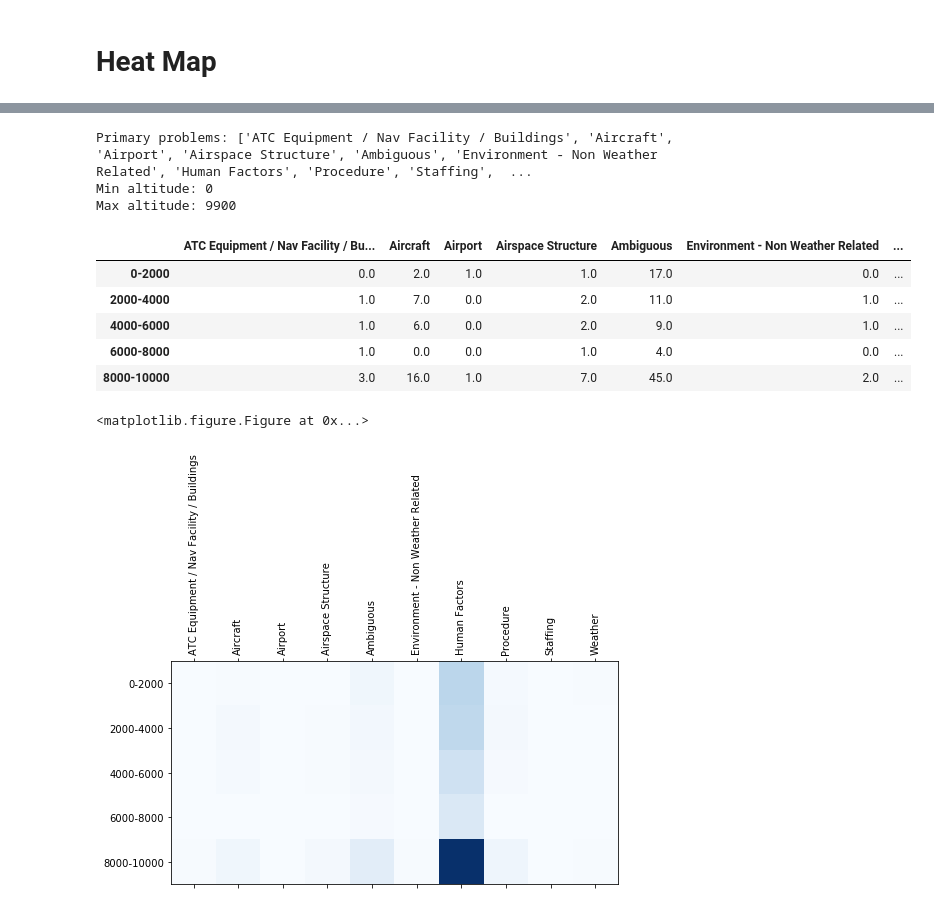
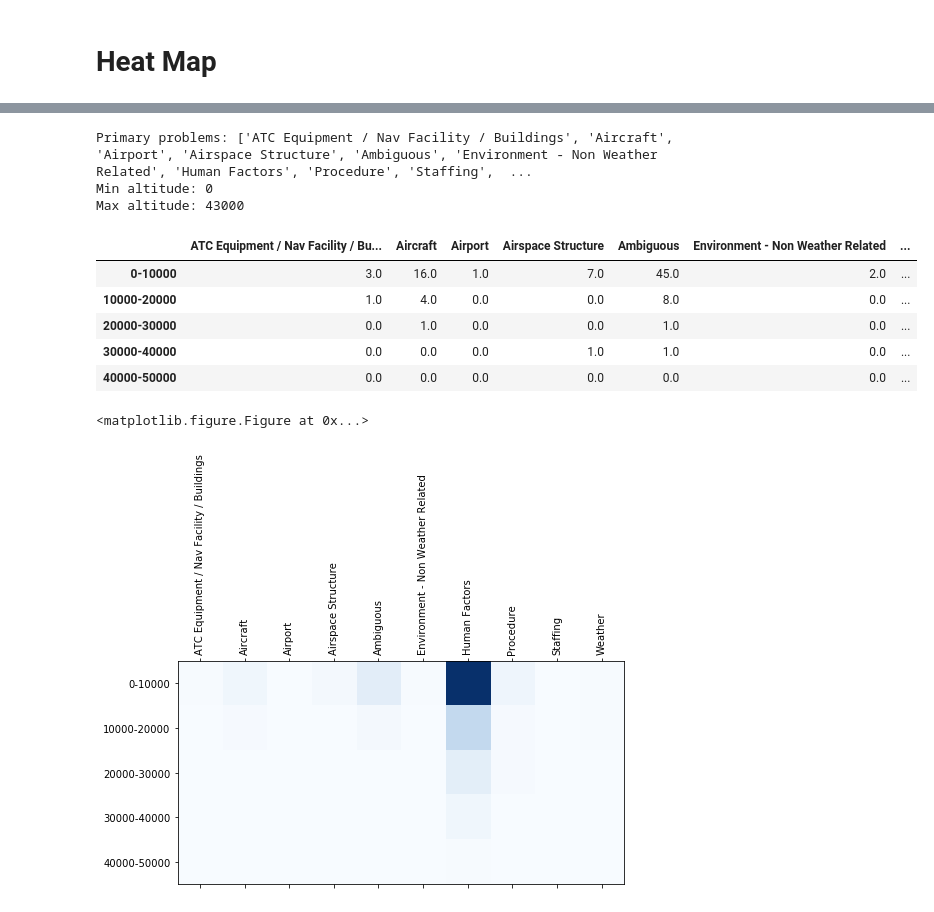
Before and after one commit to lingyigu/acas, a Jupyter notebook: src/04-Heat-Map.ipynb, the cells around one changed output, grey strips where cells are left out. Drawn from its saved outputs; the diff is of its cells as text; code cells hidden in the pictures.

```diff
--- a/src/04-Heat-Map.ipynb
+++ b/src/04-Heat-Map.ipynb
@@ -20,7 +19,4 @@ def lookup(word):
 # %%
 # Read original report data
 data = pd.read_csv("02-ASRS_DBOnline.csv",index_col=0).reset_index()
-data.columns = data.iloc[0].tolist()
 data = data[1:].reset_index(drop=True)
-data.to_csv('04-ASRS-clean.csv')
-data.head()
@@ -46,33 +23,40 @@ df.head()
+# %%
+df = data[['Place.5', 'Assessments.1']]
+df.columns = ['Altitude', 'Primary Problem']
+df.to_csv('04-ASRS-altitude-primary-problems.csv')
+df.head()
+df = df.dropna()
+df['Altitude'] = df['Altitude'].astype(int)
 # %%
 primary_problems = df.groupby('Primary Problem').size().index.tolist()
-altitudes = df.groupby('Altitude.MSL.Single Value').size().index
+altitudes = df.groupby('Altitude').size().index
 print('Primary problems: {}'.format(primary_problems))
 print('Min altitude: {}'.format(min(altitudes)))
 print('Max altitude: {}'.format(max(altitudes)))
 # %% [output]
 Primary problems: ['ATC Equipment / Nav Facility / Buildings', 'Aircraft', 'Airport', 'Airspace Structure', 'Ambiguous', 'Environment - Non Weather Related', 'Human Factors', 'Procedure', 'Staffing',  ...
 Min altitude: 0
-Max altitude: 9900
+Max altitude: 43000
 # %%
-altitude_ranges = [range(2000), range(2000,4000), range(4000,6000), range(6000,8000), range(10000)]
+altitude_ranges = [range(10000), range(10000, 20000), range(20000, 30000), range(30000, 40000), range(40000, 50000)]
 df_count = pd.DataFrame(np.zeros((len(altitude_ranges), len(primary_problems))))
 df_count.columns = primary_problems
-df_count.index = ['0-2000', '2000-4000', '4000-6000', '6000-8000', '8000-10000']
+df_count.index = ['0-10000', '10000-20000', '20000-30000', '30000-40000', '40000-50000']
 # %%
 for index, row in df.iterrows():
-    alt = int(row['Altitude.MSL.Single Value'])
+    alt = int(row['Altitude'])
     p = row['Primary Problem']
     for i in range(len(altitude_ranges)):
         if alt in altitude_ranges[i]:
             df_count.iloc[i][p] += 1
 df_count
 # %% [output]
 |  | ATC Equipment / Nav Facility / Bu... | Aircraft | Airport | Airspace Structure | Ambiguous | Environment - Non Weather Related | ... |
-| 0-2000 | 0.0 | 2.0 | 1.0 | 1.0 | 17.0 | 0.0 | ... |
-| 2000-4000 | 1.0 | 7.0 | 0.0 | 2.0 | 11.0 | 1.0 | ... |
-| 4000-6000 | 1.0 | 6.0 | 0.0 | 2.0 | 9.0 | 1.0 | ... |
-| 6000-8000 | 1.0 | 0.0 | 0.0 | 1.0 | 4.0 | 0.0 | ... |
-| 8000-10000 | 3.0 | 16.0 | 1.0 | 7.0 | 45.0 | 2.0 | ... |
+| 0-10000 | 3.0 | 16.0 | 1.0 | 7.0 | 45.0 | 2.0 | ... |
+| 10000-20000 | 1.0 | 4.0 | 0.0 | 0.0 | 8.0 | 0.0 | ... |
+| 20000-30000 | 0.0 | 1.0 | 0.0 | 0.0 | 1.0 | 0.0 | ... |
+| 30000-40000 | 0.0 | 0.0 | 0.0 | 1.0 | 1.0 | 0.0 | ... |
+| 40000-50000 | 0.0 | 0.0 | 0.0 | 0.0 | 0.0 | 0.0 | ... |
 # %%
 plt.figure(figsize=(20, 20))
 plt.matshow(df_count.values, cmap=plt.cm.Blues)
@@ -80,7 +64,7 @@ plt.xticks(np.arange(df_count.shape[1]), df_count.columns.tolist(), rotation='ve
 plt.yticks(np.arange(df_count.shape[0]), df_count.index.tolist());
 # %% [output]
 <matplotlib.figure.Figure at 0x...>
-[figure, old version]
+[figure, new version]
 # %%
 df_count_nonhumans = df_count.drop('Human Factors', axis=1)
 # %%
```
Also changed, not shown: parts of 4 cells of this notebook, 2 other files.
